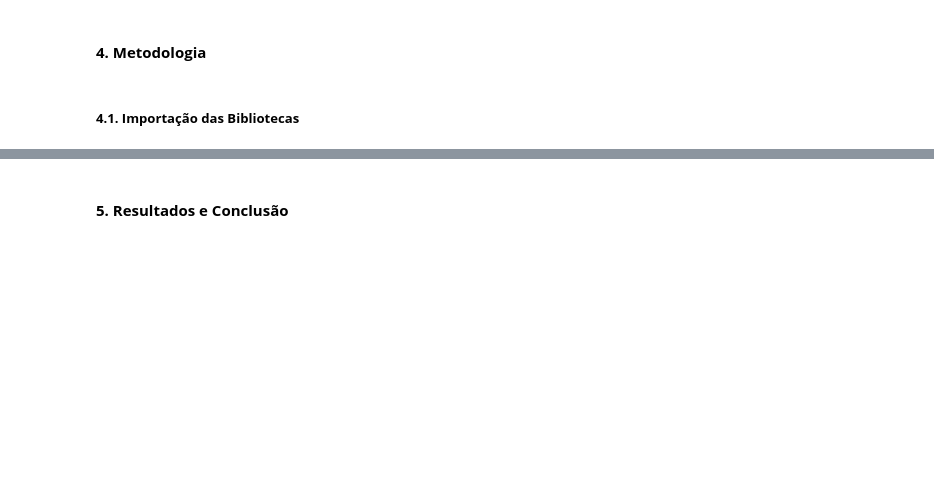
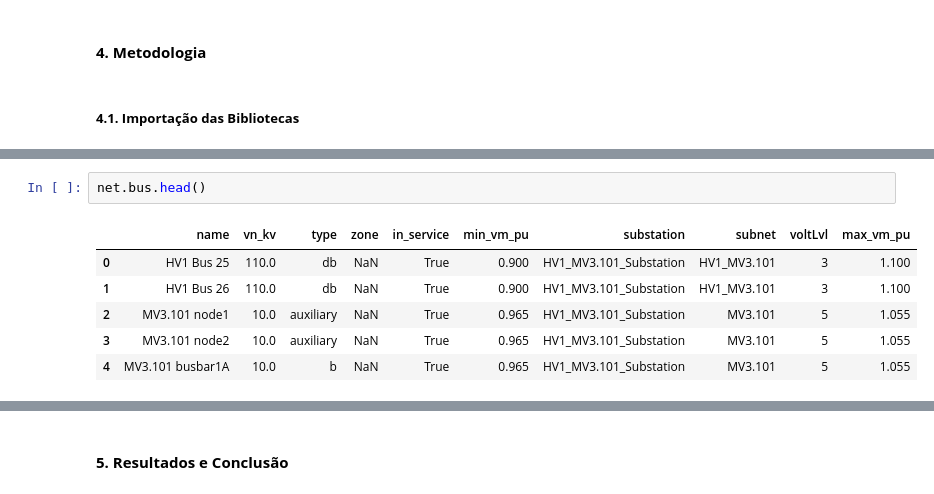
Before and after one commit to PedroFlorencioNeto/distribuicao-de-energia, a Jupyter notebook: 389276_TrabalhoDistribuicaoEnergia.ipynb, the cells around one changed output, grey strips where cells are left out. Drawn from its saved outputs; the diff is of its cells as text; blank space fills up the shorter version.

```diff
--- a/389276_TrabalhoDistribuicaoEnergia.ipynb
+++ b/389276_TrabalhoDistribuicaoEnergia.ipynb
@@ -76,0 +119,9 @@ print(net.sgen)
+# %%
+net.bus.head()
+# %% [output]
+|  | name | vn_kv | type | zone | in_service | min_vm_pu | substation | subnet | voltLvl | max_vm_pu |
+| 0 | HV1 Bus 25 | 110.0 | db | NaN | True | 0.900 | HV1_MV3.101_Substation | HV1_MV3.101 | 3 | 1.100 |
+| 1 | HV1 Bus 26 | 110.0 | db | NaN | True | 0.900 | HV1_MV3.101_Substation | HV1_MV3.101 | 3 | 1.100 |
+| 2 | MV3.101 node1 | 10.0 | auxiliary | NaN | True | 0.965 | HV1_MV3.101_Substation | MV3.101 | 5 | 1.055 |
+| 3 | MV3.101 node2 | 10.0 | auxiliary | NaN | True | 0.965 | HV1_MV3.101_Substation | MV3.101 | 5 | 1.055 |
+| 4 | MV3.101 busbar1A | 10.0 | b | NaN | True | 0.965 | HV1_MV3.101_Substation | MV3.101 | 5 | 1.055 |
```
Also changed, not shown: parts of 14 cells of this notebook.
